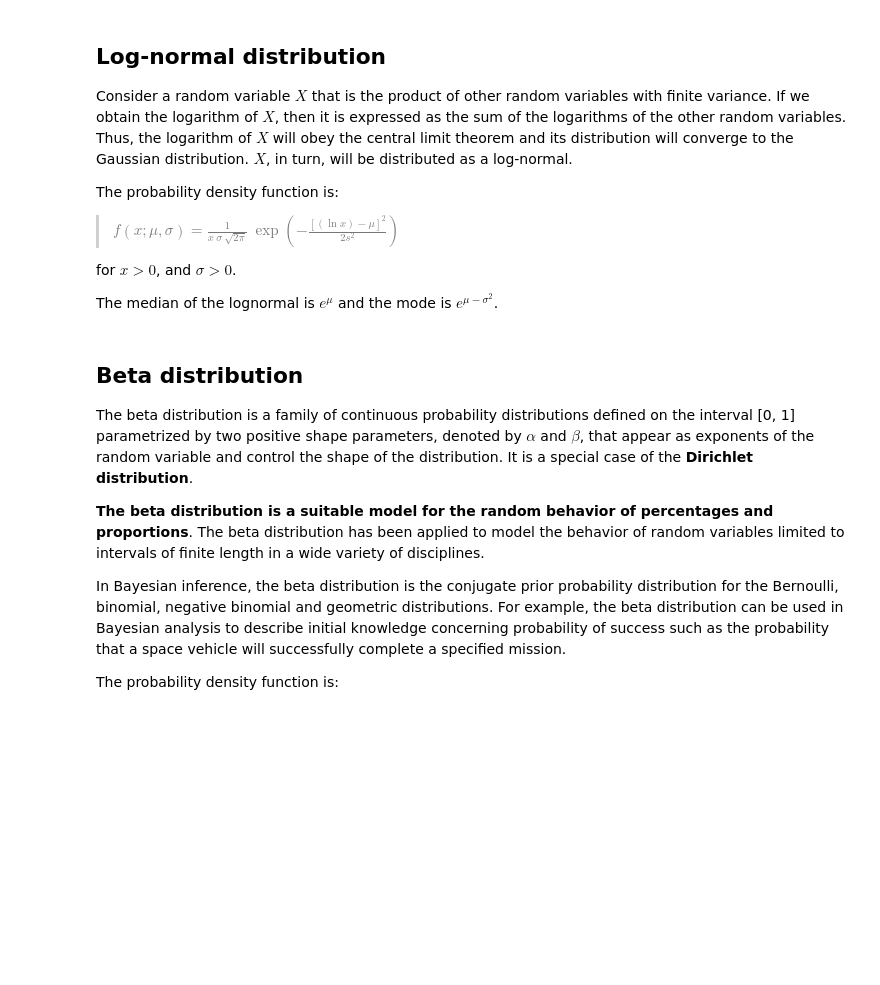
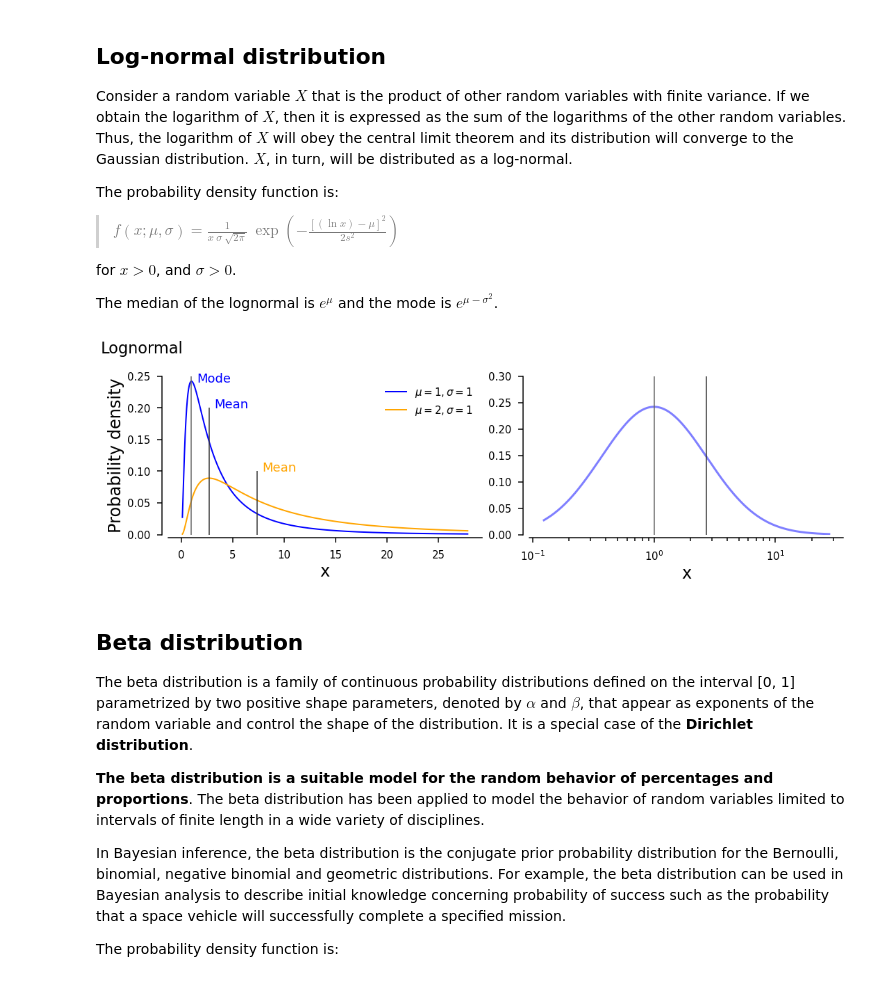
Before and after one commit to amarallab/Amaral_Lab_Intro_to_Data_Science, a Jupyter notebook: Module_Data_Analysis/nb_10_Continuous_random_variables.ipynb, the cells around one changed output. Cells and saved outputs as stored; diff of their text form; code cells hidden in the pictures; blank space fills up the shorter version.

```diff
--- a/Module_Data_Analysis/nb_10_Continuous_random_variables.ipynb
+++ b/Module_Data_Analysis/nb_10_Continuous_random_variables.ipynb
@@ -344,34 +357,37 @@ ax[-1].set_ylim(0, 0.25 )
 # Figure annotations
 #
 ax[-1].vlines(np.exp(mu - sigma**2), 0, 0.25, color = '0.4')
 ax[-1].text(np.exp(mu - sigma**2)+0.5, 0.24, 'Mode',  color = 'blue',
             fontsize = 1.2*my_fontsize)
 
 ax[-1].vlines(np.exp(mu), 0, 0.20, color = '0.2')
 ax[-1].text(np.exp(mu)+0.5, 0.20, 'Mean', color = 'blue',
             fontsize = 1.2*my_fontsize)
 
 ax[-1].vlines(np.exp(2*mu), 0, 0.10, color = '0.2')
 ax[-1].text(np.exp(2*mu)+0.5, 0.10, 'Mean', color = 'orange',
             fontsize = 1.2*my_fontsize)
 
 # Legend
 ax[-1].legend(loc = 'best', frameon = False, markerscale = 1.8,
           fontsize = my_fontsize)
 
 # Right panel
 #
 ax.append( fig.add_subplot(1,2,2) )
 half_frame(ax[-1], "x", "", font_size = my_fontsize)
 
-ax[-1].loglog(x, f_x1.pdf(x), color = "b", linewidth = 3, alpha = 0.5,
+ax[-1].semilogx(x, f_x1.pdf(x), color = "b", linewidth = 3, alpha = 0.5,
           label = "")
 
 ax[-1].vlines(np.exp(mu - sigma**2), 0, 0.3, color = '0.4')
 ax[-1].vlines(np.exp(mu), 0, 0.3, color = '0.2')
 
+ax[-1].set_ylim(0, 0.3)
 
 plt.tight_layout()
+# %% [output]
+[figure, added]
 # %% [markdown]
 ## Beta distribution
 
```
Also changed, not shown: parts of 9 cells of this notebook, 59 other files.
